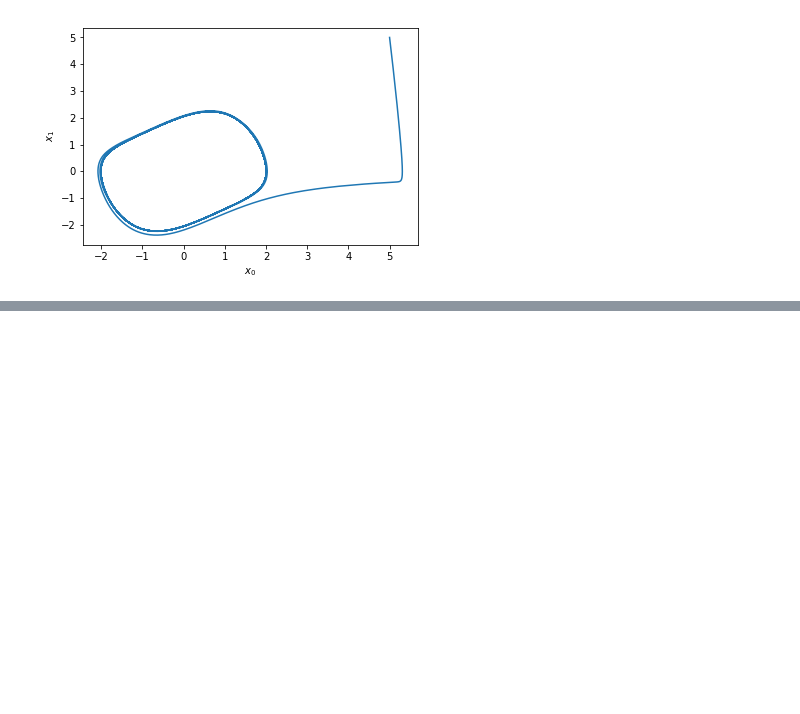
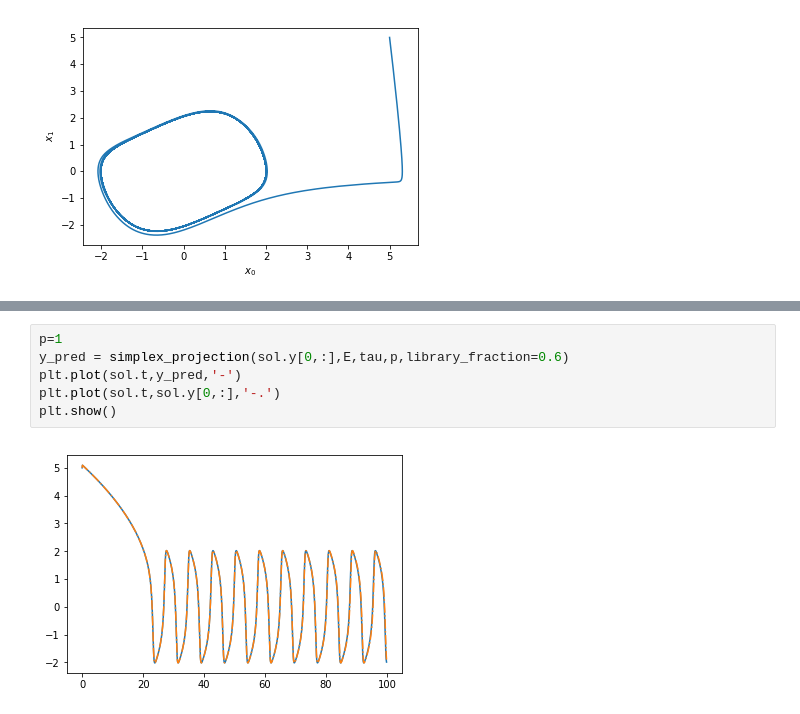
Before and after one commit to data-driven-dynamical-systems/Andre, a Jupyter notebook: dynamical_models.ipynb, the cells around one changed output, grey strips where cells are left out. Saved outputs shown, nothing was run; the diff lists cells and outputs as text; blank space fills up the shorter version.

```diff
--- a/dynamical_models.ipynb
+++ b/dynamical_models.ipynb
@@ -520,0 +709,8 @@ vdp.trajectory_plot()
+# %%
+p=1
+y_pred = simplex_projection(sol.y[0,:],E,tau,p,library_fraction=0.6)
+plt.plot(sol.t,y_pred,'-')
+plt.plot(sol.t,sol.y[0,:],'-.')
+plt.show()
+# %% [output]
+[figure, added]
```
Also changed, not shown: parts of 16 cells of this notebook.
